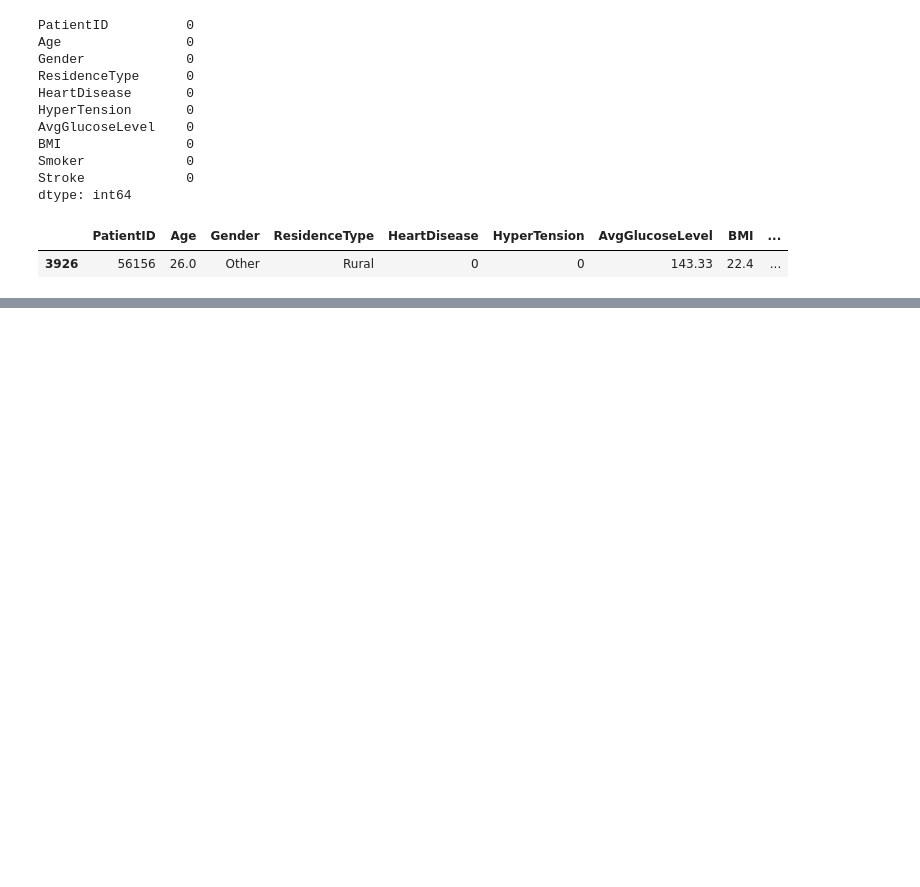
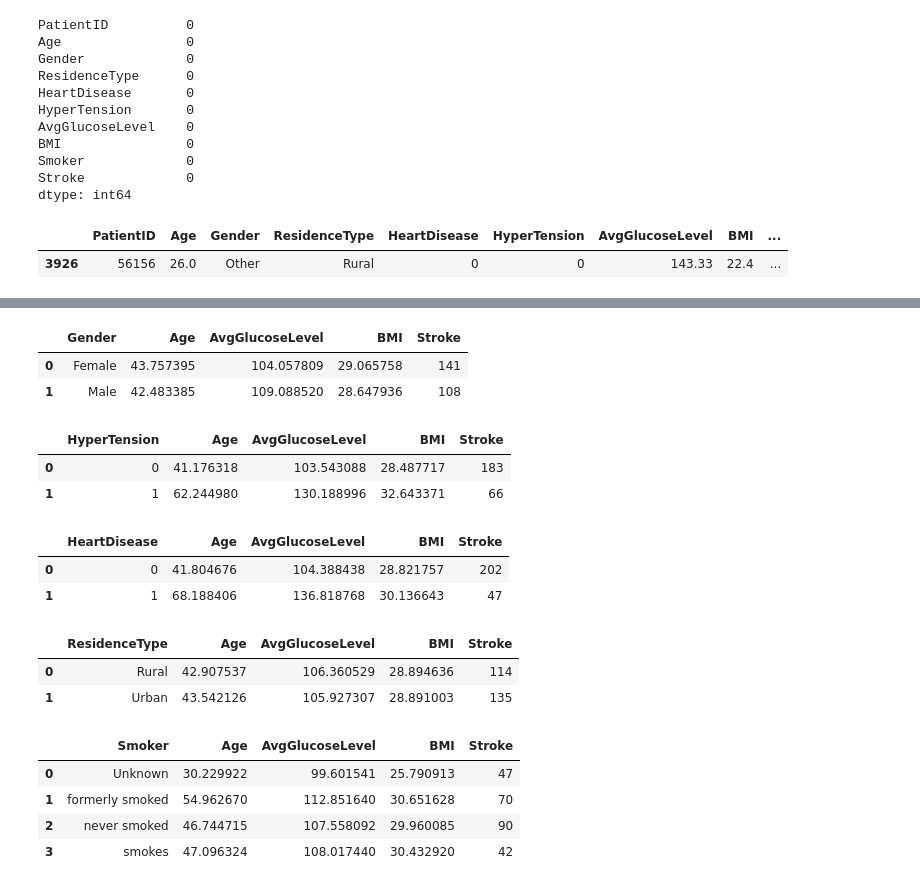
Before and after one commit to ritabanm-99/EAS-503-Final_Project, a Jupyter notebook: project_code.ipynb, the cells around one changed output, grey strips where cells are left out. Cells and saved outputs as stored; diff of their text form; code cells hidden in the pictures; blank space fills up the shorter version.

```diff
--- a/project_code.ipynb
+++ b/project_code.ipynb
@@ -253,0 +332,50 @@ data.to_csv("processed_data.csv", index = False)
+# %%
+def aggregate_summary(feature):
+    """
+    Calculates the mean AverageGlucoseLevel, mean BMI, and total number of Strokes,
+    grouped by << feature >> (Gender, HyperTension, HeartDisease, ResidenceType, Smoker).
+
+    Parameters:
+    feature <str>: category of interest in dataframe
+
+    Returns:
+    agg_summary <dataframe>: dataframe of mean Age, mean AverageGlucoseLevel, mean BMI, total Strokes, grouped by feature
+    """
+    df1 = data.groupby(feature)["Age"].agg("mean").reset_index()
+    df2 = data.groupby(feature)["AvgGlucoseLevel"].agg("mean").reset_index()
+    df3 = data.groupby(feature)["BMI"].agg("mean").reset_index()
+    df4 = data.groupby(feature)["Stroke"].agg("sum").reset_index()
+
+    agg_summary = df1.merge(df2.merge(df3.merge(df4)))
+
+    return agg_summary
+# %%
+agg_gender = aggregate_summary("Gender")
+agg_ht = aggregate_summary("HyperTension")
+agg_hd = aggregate_summary("HeartDisease")
+agg_rt = aggregate_summary("ResidenceType")
+agg_smoker = aggregate_summary("Smoker")
+
+agg_gender
+agg_ht
+agg_hd
+agg_rt
+agg_smoker
+# %% [output]
+|  | Gender | Age | AvgGlucoseLevel | BMI | Stroke |
+| 0 | Female | 43.757395 | 104.057809 | 29.065758 | 141 |
+| 1 | Male | 42.483385 | 109.088520 | 28.647936 | 108 |
+|  | HyperTension | Age | AvgGlucoseLevel | BMI | Stroke |
+| 0 | 0 | 41.176318 | 103.543088 | 28.487717 | 183 |
+| 1 | 1 | 62.244980 | 130.188996 | 32.643371 | 66 |
+|  | HeartDisease | Age | AvgGlucoseLevel | BMI | Stroke |
+| 0 | 0 | 41.804676 | 104.388438 | 28.821757 | 202 |
+| 1 | 1 | 68.188406 | 136.818768 | 30.136643 | 47 |
+|  | ResidenceType | Age | AvgGlucoseLevel | BMI | Stroke |
+| 0 | Rural | 42.907537 | 106.360529 | 28.894636 | 114 |
+| 1 | Urban | 43.542126 | 105.927307 | 28.891003 | 135 |
+|  | Smoker | Age | AvgGlucoseLevel | BMI | Stroke |
+| 0 | Unknown | 30.229922 | 99.601541 | 25.790913 | 47 |
+| 1 | formerly smoked | 54.962670 | 112.851640 | 30.651628 | 70 |
+| 2 | never smoked | 46.744715 | 107.558092 | 29.960085 | 90 |
+| 3 | smokes | 47.096324 | 108.017440 | 30.432920 | 42 |
```
Also changed, not shown: parts of 16 cells of this notebook.
